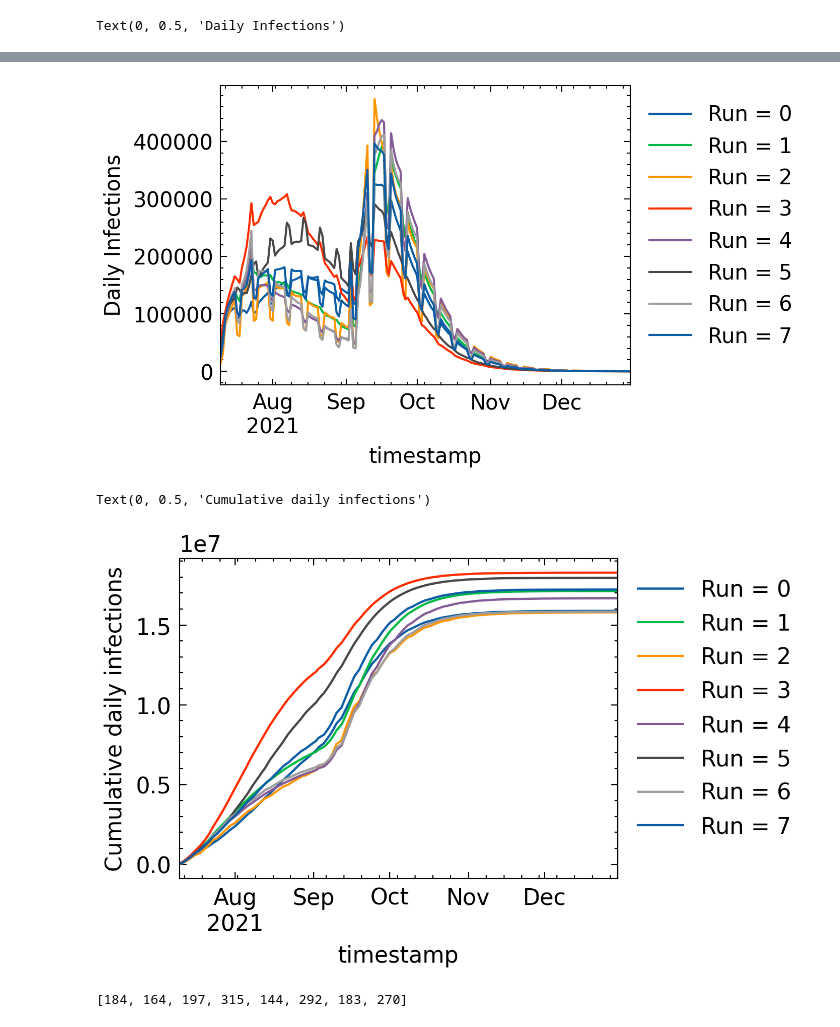
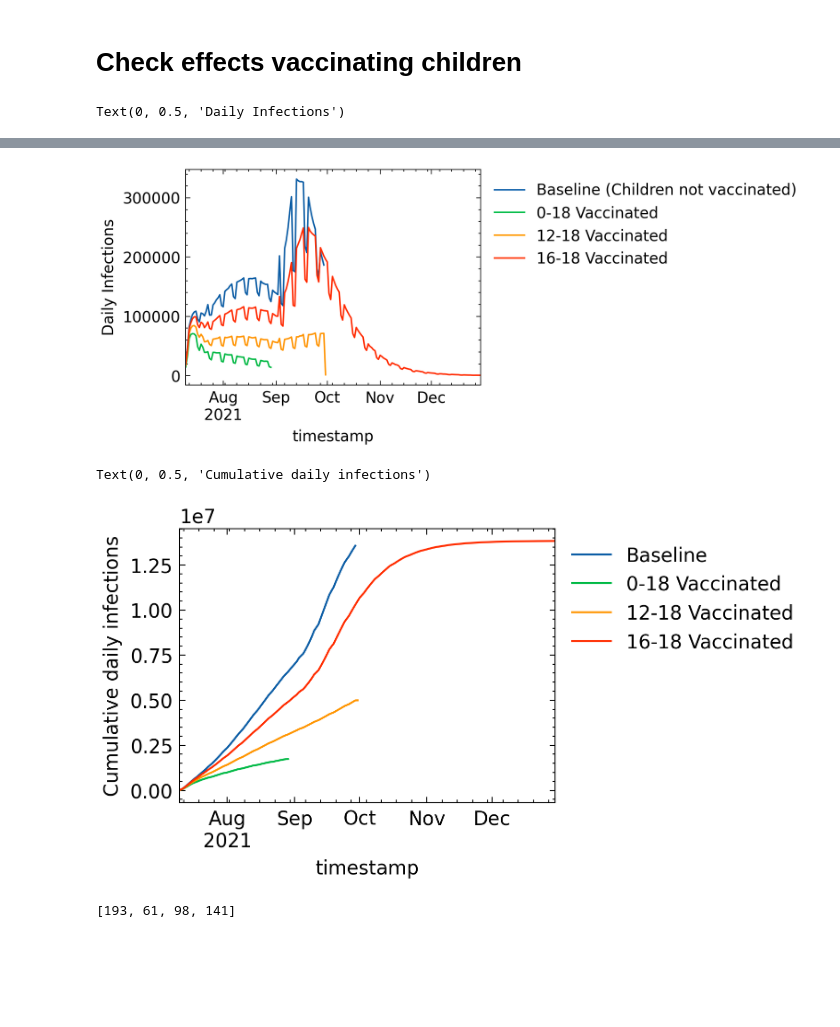
Before and after one commit to IDAS-Durham/june_vaccines, a Jupyter notebook: june_vaccines/baseline_runs/analyse_baseline_runs.ipynb, the cells around one changed output, grey strips where cells are left out. Saved outputs shown, nothing was run; the diff lists cells and outputs as text; code cells hidden in the pictures; blank space fills up the shorter version.

Commit message:
added all notebooks for figures

```diff
--- a/june_vaccines/baseline_runs/analyse_baseline_runs.ipynb
+++ b/june_vaccines/baseline_runs/analyse_baseline_runs.ipynb
@@ -23,2 +44,2 @@ Wall time: 2min 55s
 # %%
-n_runs = 24
+n_runs = 9
@@ -43,0 +46,10 @@ Wall time: 168 ms
+# %%
+%%time
+
+infections_dfs, deaths_dfs = [], []
+for run in range(n_runs):
+    if run == 4:
+        continue
+    inf_df, death_df = read_infections_and_deaths(run=run)
+    infections_dfs.append(inf_df)
+    deaths_dfs.append(death_df)
@@ -44,6 +59,15 @@ Wall time: 168 ms
+# %% [markdown]
+# Check effects vaccinating children
+# %%
+# Check effects children vaccination
+labels= ['Baseline (Children not vaccinated)',
+        '0-18 Vaccinated',
+        '12-18 Vaccinated',
+        '16-18 Vaccinated'
+        ]
 # %%
-for run, df in enumerate(infections_dfs):
-    df.groupby('timestamp').size().plot(label=f'Run = {run}')
+for run, df in enumerate(infections_dfs[:len(labels)]):
+    df.groupby('timestamp').size().plot(label=labels[run])
 plt.legend()
 plt.legend(bbox_to_anchor=(1,1))
 plt.ylabel('Daily Infections')
@@ -53,14 +76,14 @@ Text(0, 0.5, 'Daily Infections')
-[figure, old version]
+[figure, new version]
 # %%
-for run, df in enumerate(infections_dfs):
-    df.groupby('timestamp').size().cumsum().plot(label=f'Run = {run}')
+for run, df in enumerate(infections_dfs[:len(labels)]):
+    df.groupby('timestamp').size().cumsum().plot(label=labels[run])
 plt.legend(bbox_to_anchor=(1,1))
 plt.ylabel('Cumulative daily infections')
 # %% [output]
 Text(0, 0.5, 'Cumulative daily infections')
-[figure, old version]
+[figure, new version]
 # %%
 [deaths_dfs[i].groupby('timestamp').size().loc['2021-08-19'] for i in range(len(deaths_dfs))]
 # %% [output]
-[184, 164, 197, 315, 144, 292, 183, 270]
+[193, 61, 98, 141]
 # %%
```
Also changed, not shown: parts of 32 cells of this notebook, 7 other files.
